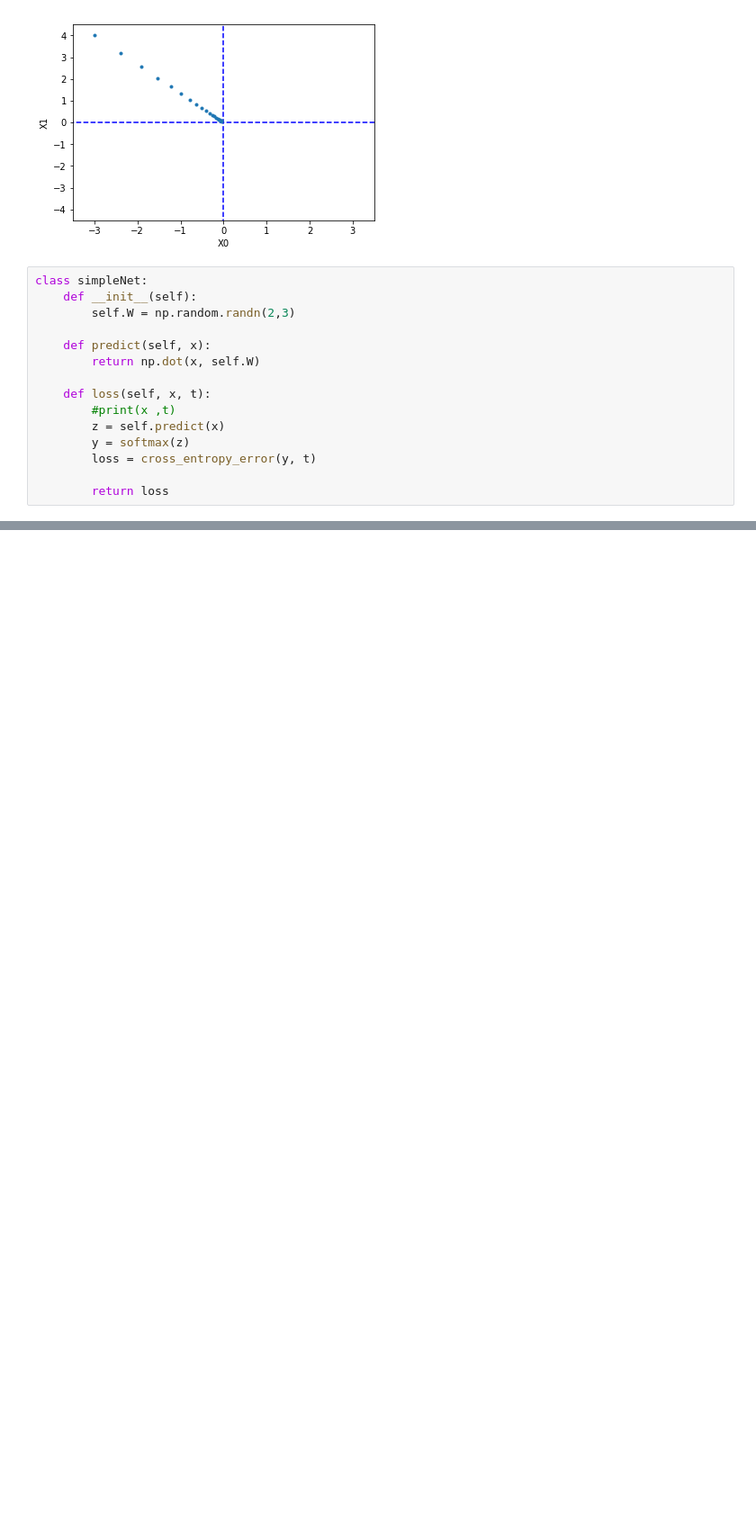
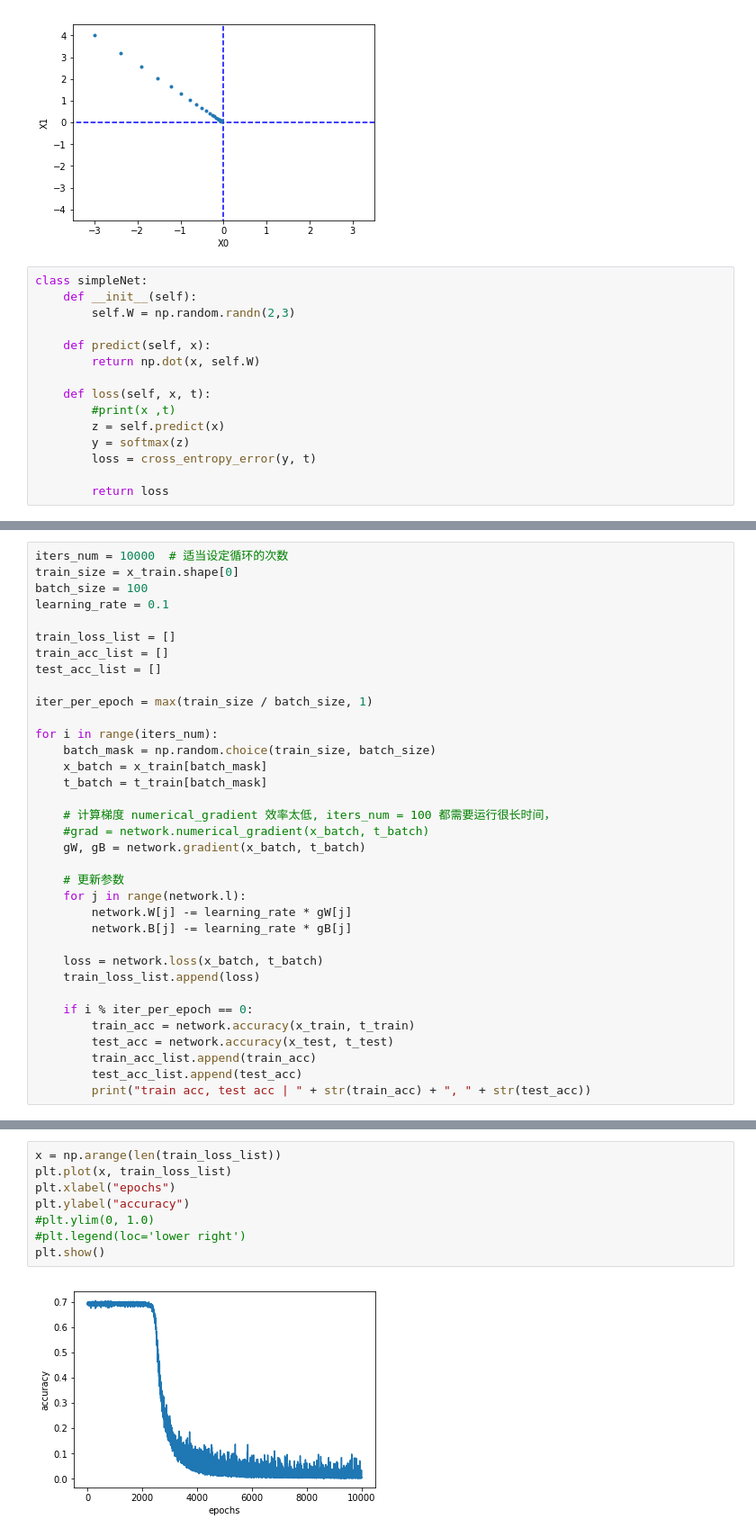
Before and after one commit to codefan/python-study, a Jupyter notebook: deepLearning/trainNeuralNet.ipynb, the cells around one changed output, grey strips where cells are left out. Shown at 90% size. Drawn from its saved outputs; the diff is of its cells as text; blank space fills up the shorter version.

Commit message:
add train meural network

```diff
--- a/deepLearning/trainNeuralNet.ipynb
+++ b/deepLearning/trainNeuralNet.ipynb
@@ -200,0 +207,35 @@ print(dW)
+# %%
+iters_num = 10000  # 适当设定循环的次数
+train_size = x_train.shape[0]
+batch_size = 100
+learning_rate = 0.1
+
+train_loss_list = []
+train_acc_list = []
+test_acc_list = []
+
+iter_per_epoch = max(train_size / batch_size, 1)
+
+for i in range(iters_num):
+    batch_mask = np.random.choice(train_size, batch_size)
+    x_batch = x_train[batch_mask]
+    t_batch = t_train[batch_mask]
+
+    # 计算梯度 numerical_gradient 效率太低, iters_num = 100 都需要运行很长时间，
+    #grad = network.numerical_gradient(x_batch, t_batch)
+    gW, gB = network.gradient(x_batch, t_batch)
+
+    # 更新参数
+    for j in range(network.l):
+        network.W[j] -= learning_rate * gW[j]
+        network.B[j] -= learning_rate * gB[j]
+
+    loss = network.loss(x_batch, t_batch)
+    train_loss_list.append(loss)
+
+    if i % iter_per_epoch == 0:
+        train_acc = network.accuracy(x_train, t_train)
+        test_acc = network.accuracy(x_test, t_test)
+        train_acc_list.append(train_acc)
+        test_acc_list.append(test_acc)
+        print("train acc, test acc | " + str(train_acc) + ", " + str(test_acc))
@@ -200,0 +260,10 @@ print(dW)
+# %%
+x = np.arange(len(train_loss_list))
+plt.plot(x, train_loss_list)
+plt.xlabel("epochs")
+plt.ylabel("accuracy")
+#plt.ylim(0, 1.0)
+#plt.legend(loc='lower right')
+plt.show()
+# %% [output]
+[figure, added]
```
Also changed, not shown: parts of 6 cells of this notebook, 1 other file.
